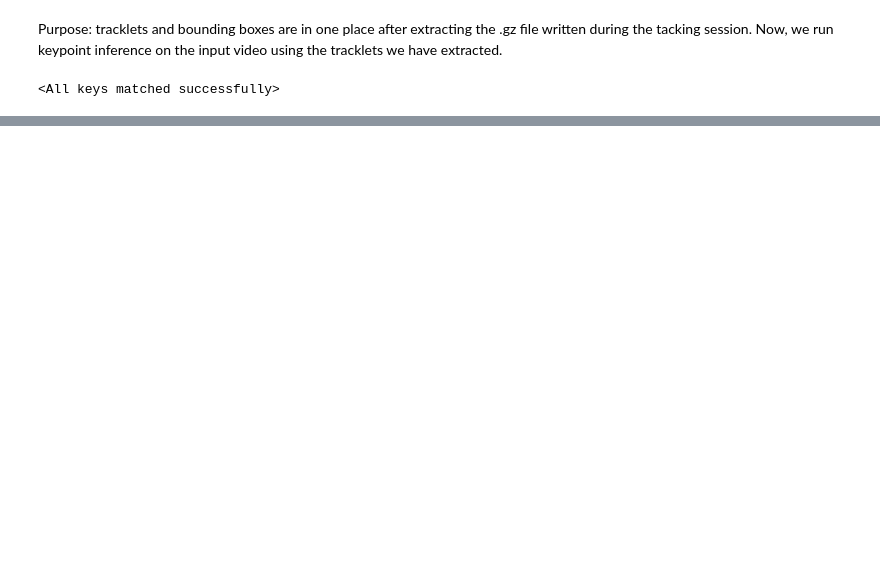
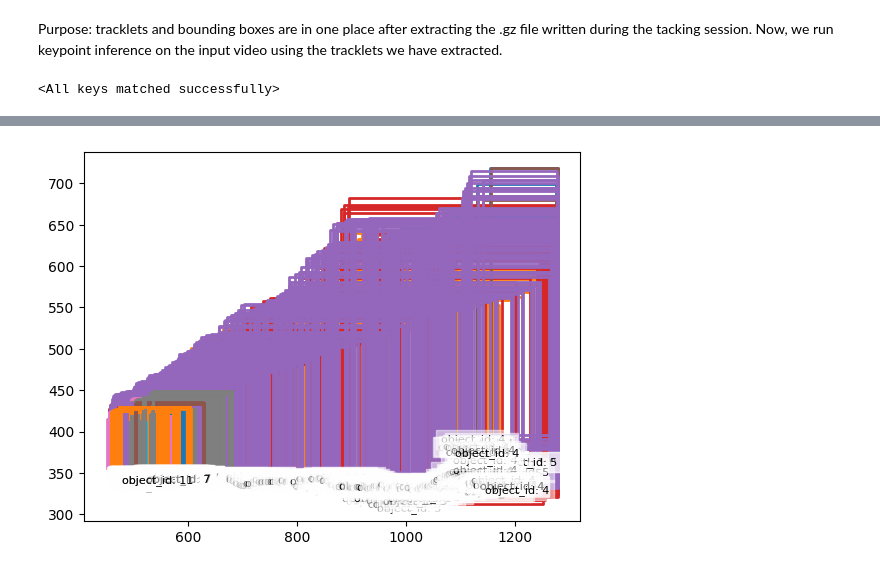
Before and after one commit to sparrowml/Speed-Trap-2022, a Jupyter notebook: disposables/merge_tracking_with_keypoints.ipynb, the cells around one changed output, grey strips where cells are left out. Drawn from its saved outputs; the diff is of its cells as text; code cells hidden in the pictures; blank space fills up the shorter version.

Commit message:
Merged frame idx, object id, and bbx; need to add keypoints

```diff
--- a/disposables/merge_tracking_with_keypoints.ipynb
+++ b/disposables/merge_tracking_with_keypoints.ipynb
@@ -17,8 +21,8 @@ from speed_trapv3.keypoints.dataset import crop_and_resize,process_keypoints, ke
 from speed_trapv3.tracking.tracking import get_video_properties, transform_image, write_to_json
 # %%
 video_path = "/code/data/datasets/common_hall/source_video/25_resampled_vid.mp4"
-save_path = video_path = "/code/data/datasets/common_hall/source_video/25_resampled_vid.mp4"
-save_path = '/code/data/datasets/common_hall/tracking_inference_frame_lib'
+save_path = '/code/data/datasets/common_hall/tracking_inference_frame_lib/hard_coded_video2.mp4'
+gz_path = '/code/data/datasets/tracking/predictions/hard_coded/hard_coded_vehicle.json.gz'
 # %%
 # ! rm -rf /code/data/datasets/common_hall/tracking_inference_frame_lib/*
 # %%
@@ -71,0 +72,75 @@ KeyConfig.image_crop_size[0]
+# %%
+reader = imageio.get_reader(video_path)
+fps = reader.get_meta_data()["fps"]
+class_label: bool = False
+score_label: bool = False
+object_label: bool = True
+vehicle_chunk = AugmentedBoxTracking.from_box_tracking(
+    BoxTracking.from_file(gz_path)
+)
+# if vehicle_chunk.fps != fps:
+#     vehicle_chunk = vehicle_chunk.resample(fps)
+with imageio.get_writer(
+    save_path, mode="I", fps=fps, macro_block_size=None
+) as writer:
+    aggregated_predictions = [] #Len is equal to to the number of frames.
+    frame_idx = 0
+    for img, vehicle_boxes in tqdm(zip(reader, vehicle_chunk)):
+        frame_log = {}
+        frame_log['frame_idx'] = frame_idx
+        frame_log['annotations'] = []
+        # boxes = list(vehicle_boxes)
+        boxes = vehicle_boxes  # vehicle_boxes is a len = 16 list where unavailable objects are nan.
+        # result = plot_boxes(img, boxes, object_label=True)
+        height, width = img.shape[:2]
+        # fig = plt.figure(frameon=False, figsize=(width / 100, height / 100), dpi=100)
+        # fig.add_axes((0, 0, 1, 1))
+        # plt.imshow(img)
+        # for boxes in tqdm(boxes_in):
+        #     print("Madona says boxes", boxes)
+        for i, box in enumerate(boxes.to_absolute()):
+            object_log = {}
+            # for i, box in enumerate(boxes.to_absolute()):
+            if not np.isfinite(box.x):
+                continue
+            x1 = np.clip(box.x1, 2, width - 2)
+            x2 = np.clip(box.x2, 2, width - 2)
+            y1 = np.clip(box.y1, 2, height - 2)
+            y2 = np.clip(box.y2, 2, height - 2)
+            color: Optional[str] = None
+            text_strings: list[str] = []
+            if class_label:
+                text_strings.append(f"class: {int(box.label)}")
+                color = f"C{int(box.label)}"
+            if score_label:
+                text_strings.append(f"score: {box.score:.2f}")
+            if object_label:
+                text_strings.append(f"object_id: {i}")
+                if color is None:
+                    color = f"C{i}"
+            if color is None:
+                color = "C0"
+            plt.text(
+                x1 + 3,
+                y1 - 8,
+                ", ".join(text_strings),
+                backgroundcolor=(1, 1, 1, 0.5),
+                c="black",
+                size=8,
+            )
+            plt.plot([x1, x2, x2, x1, x1], [y1, y1, y2, y2, y1], lw=2, c=color)
+            object_log['object_id'] = i
+            object_log['bounding_box'] = list(box.array[:4])
+            frame_log["annotations"].append(object_log)
+        aggregated_predictions.append(frame_log)
+        frame_idx += 1
+        buffer = io.BytesIO()
+        # plt.savefig(buffer, format="png")
+        # plt.close()
+        # frame = imageio.v2.imread(buffer.getbuffer(), format="png")
+        # writer.append_data(frame)
+    out_file = open("/code/data/datasets/common_hall/tracking_output_videos/myfile.json", "w")
+    json.dump(aggregated_predictions, out_file)
+    out_file.close()
+# %% [output]
+[figure, added]
```
Also changed, not shown: parts of 4 cells of this notebook, 1 other file.
